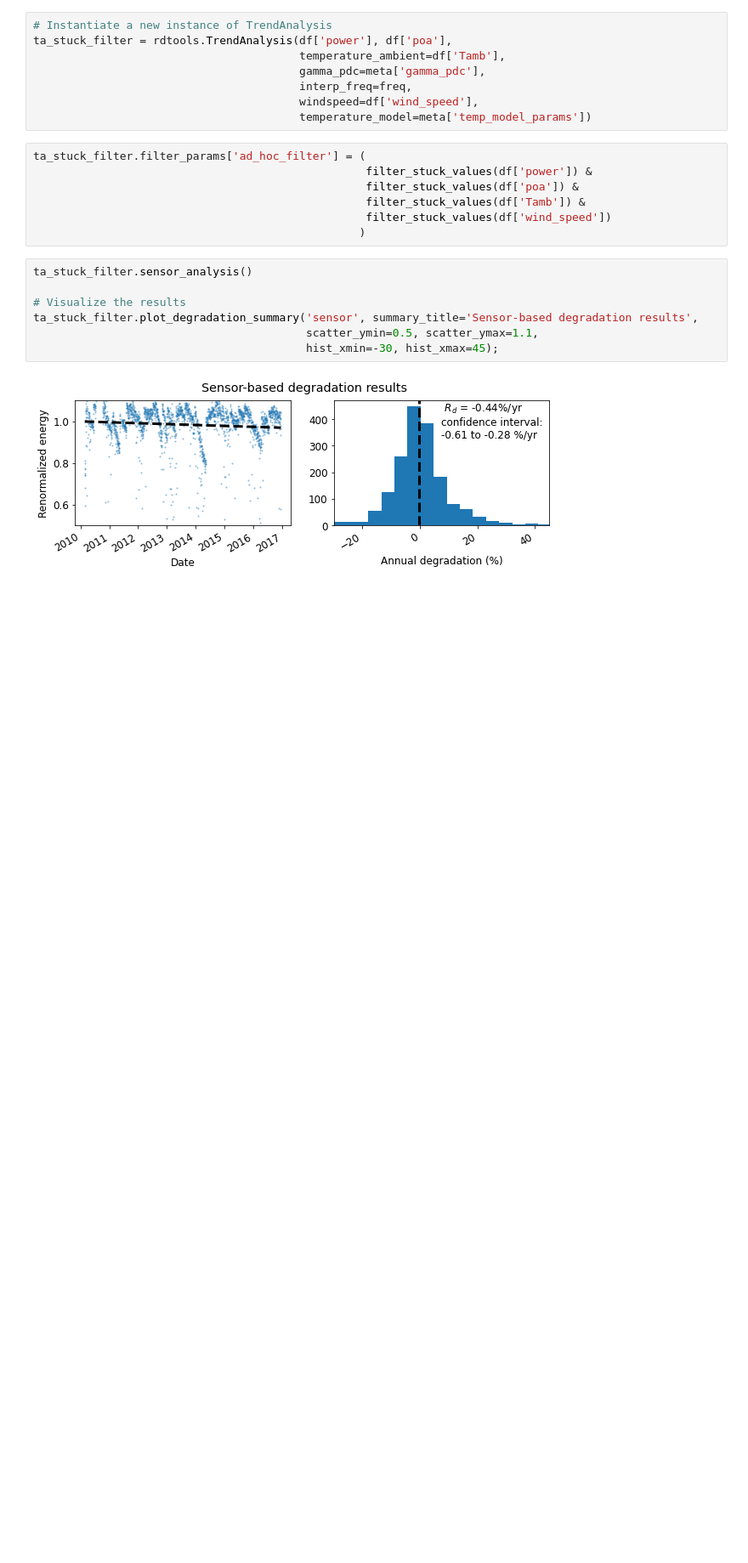
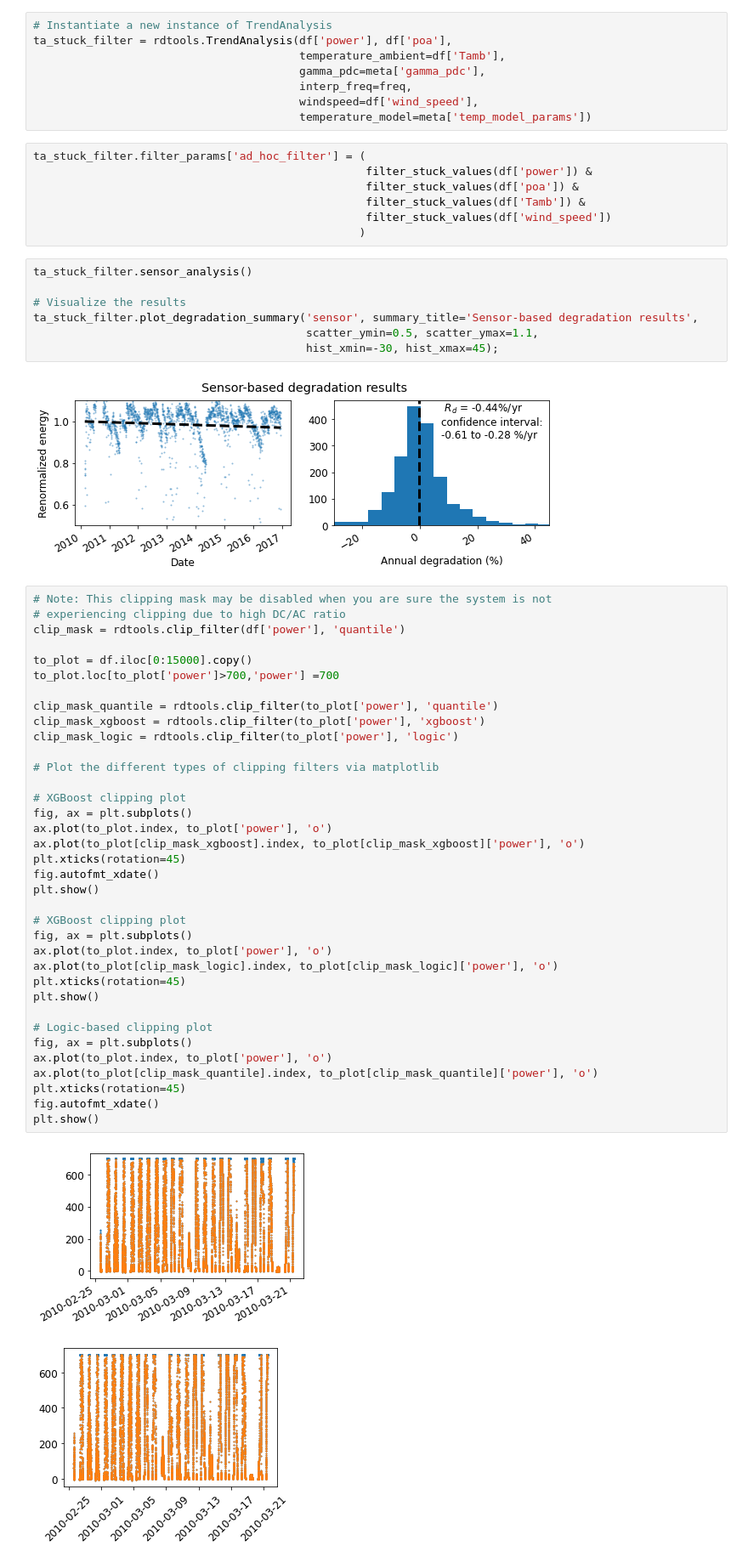
Before and after one commit to NREL/rdtools, a Jupyter notebook: docs/TrendAnalysis_example_pvdaq4.ipynb, the cells around one changed output. Shown at 85% size. Drawn from its saved outputs; the diff is of its cells as text; blank space fills up the shorter version.

```diff
--- a/docs/TrendAnalysis_example_pvdaq4.ipynb
+++ b/docs/TrendAnalysis_example_pvdaq4.ipynb
@@ -264,3 +264,42 @@ ta_stuck_filter.plot_degradation_summary('sensor', summary_title='Sensor-based d
                                          hist_xmin=-30, hist_xmax=45);
 # %% [output]
 [figure]
+# %%
+# Note: This clipping mask may be disabled when you are sure the system is not
+# experiencing clipping due to high DC/AC ratio
+clip_mask = rdtools.clip_filter(df['power'], 'quantile')
+
+to_plot = df.iloc[0:15000].copy()
+to_plot.loc[to_plot['power']>700,'power'] =700
+
+clip_mask_quantile = rdtools.clip_filter(to_plot['power'], 'quantile')
+clip_mask_xgboost = rdtools.clip_filter(to_plot['power'], 'xgboost')
+clip_mask_logic = rdtools.clip_filter(to_plot['power'], 'logic')
+
+# Plot the different types of clipping filters via matplotlib
+
+# XGBoost clipping plot
+fig, ax = plt.subplots()
+ax.plot(to_plot.index, to_plot['power'], 'o')
+ax.plot(to_plot[clip_mask_xgboost].index, to_plot[clip_mask_xgboost]['power'], 'o')
+plt.xticks(rotation=45)
+fig.autofmt_xdate()
+plt.show()
+
+# XGBoost clipping plot
+fig, ax = plt.subplots()
+ax.plot(to_plot.index, to_plot['power'], 'o')
+ax.plot(to_plot[clip_mask_logic].index, to_plot[clip_mask_logic]['power'], 'o')
+plt.xticks(rotation=45)
+plt.show()
+
+# Logic-based clipping plot
+fig, ax = plt.subplots()
+ax.plot(to_plot.index, to_plot['power'], 'o')
+ax.plot(to_plot[clip_mask_quantile].index, to_plot[clip_mask_quantile]['power'], 'o')
+plt.xticks(rotation=45)
+fig.autofmt_xdate()
+plt.show()
+# %% [output]
+[figure, added]
+[figure, added]
```
Also changed, not shown: parts of 4 cells of this notebook.
